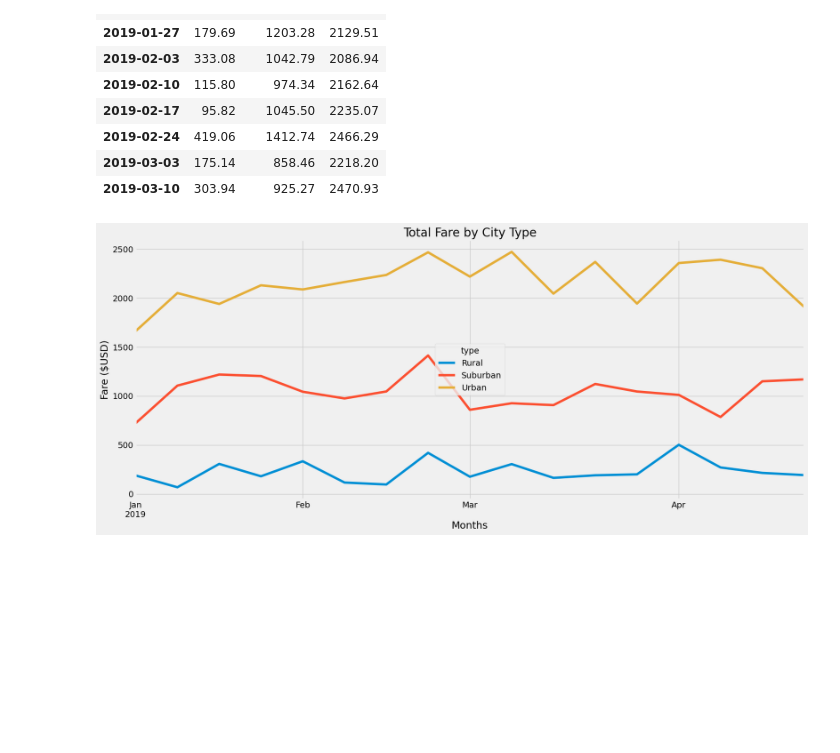
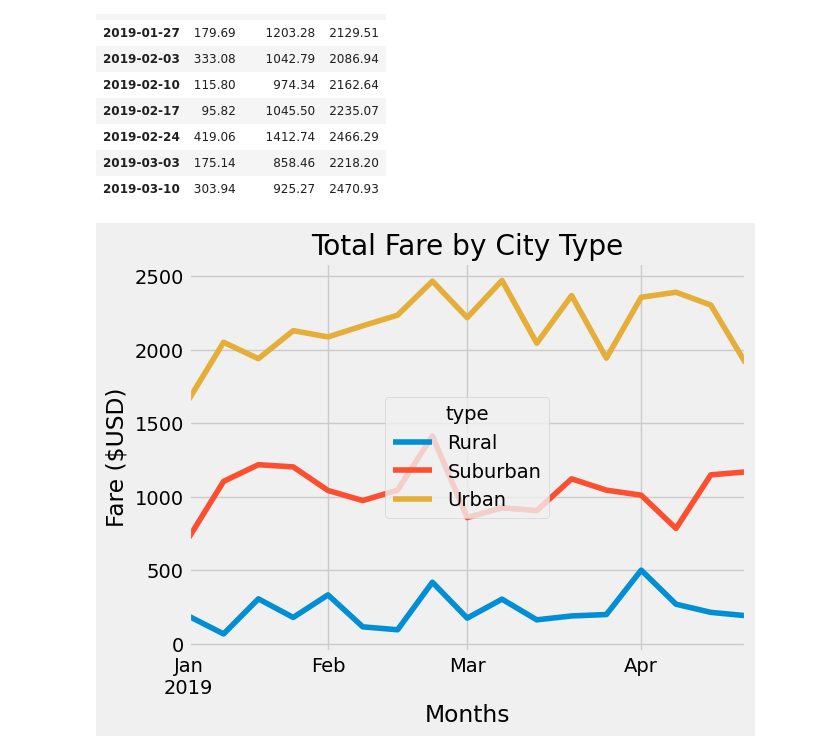
Before and after one commit to vstuopis/PyBer_Analysis, a Jupyter notebook: PyBer_Challenge.ipynb, the cells around one changed output. Drawn from its saved outputs; the diff is of its cells as text; code cells hidden in the pictures; blank space fills up the shorter version.

Commit message:
Adding Updated Code with reworked image sizing.

```diff
--- a/PyBer_Challenge.ipynb
+++ b/PyBer_Challenge.ipynb
@@ -234,17 +234,17 @@ jan_april_df.head(10)
 # %%
 # 8. Using the object-oriented interface method, plot the resample DataFrame using the df.plot() function.
 
 # Import the style from Matplotlib.
 from matplotlib import style
 # Use the graph style fivethirtyeight.
 style.use('fivethirtyeight')
 
 jan_april_df.plot()
 plt.ylabel('Fare ($USD)')
 plt.xlabel('Months')
 plt.title('Total Fare by City Type')
 plt.legend(jan_april_df, title="type", loc='center')
-plt.rcParams["figure.figsize"] = [18.00, 7.50]
-plt.savefig("analysis/PyBer_fare_summary.png")
+
+plt.savefig("analysis/PyBer_fare_summary.png", bbox_inches='tight',dpi=80)
 # %% [output]
-[figure, old version]
+[figure, new version]
```
Also changed, not shown: 1 other file.
